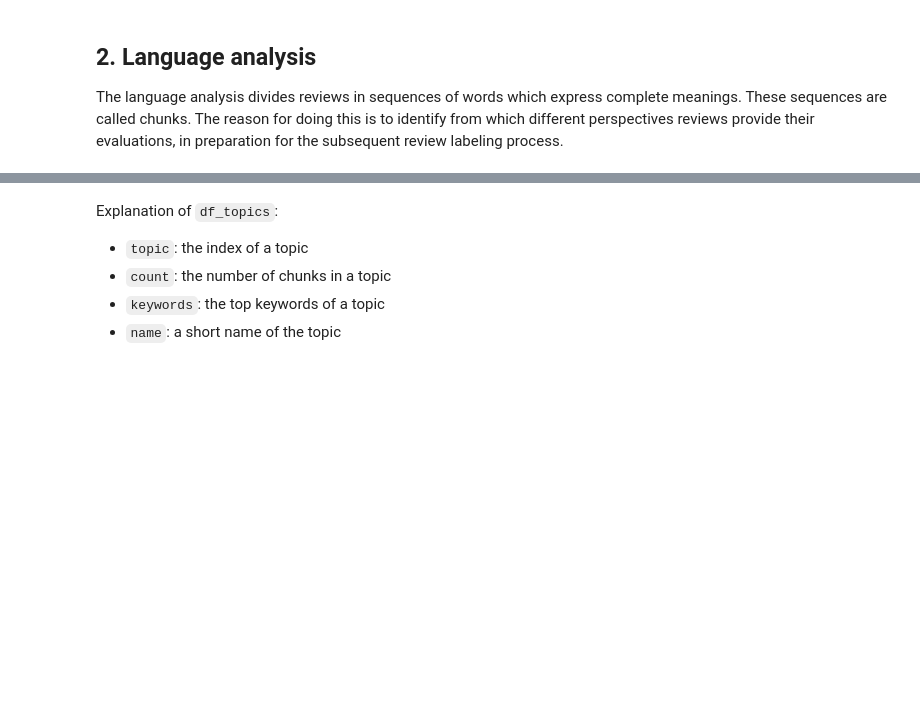
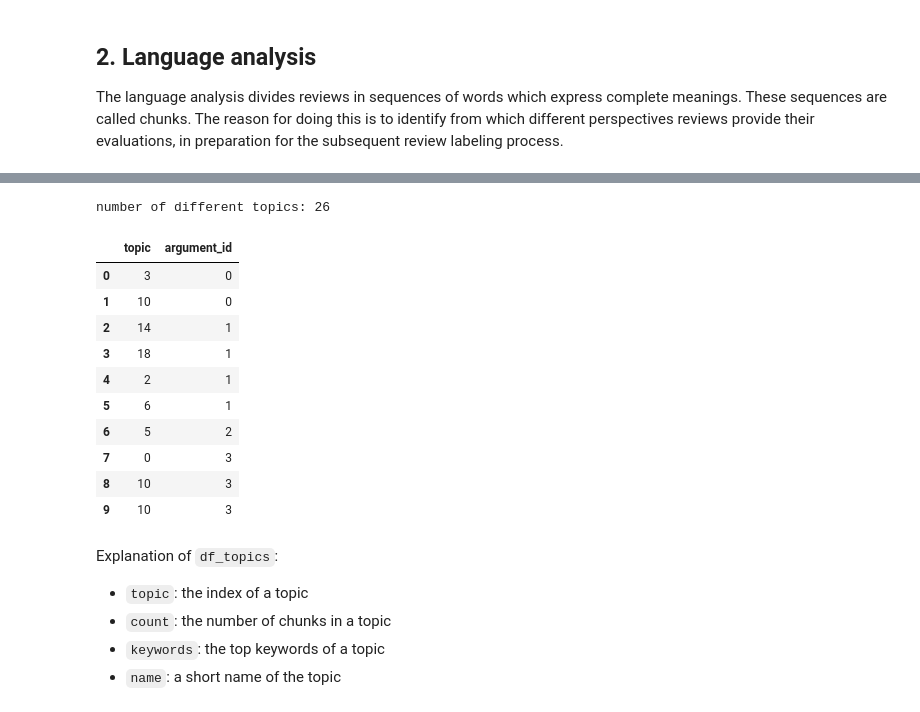
Before and after one commit to eriktks/orange3-argument, a Jupyter notebook: examples/example.ipynb, the cells around one changed output, grey strips where cells are left out. Drawn from its saved outputs; the diff is of its cells as text; code cells hidden in the pictures; blank space fills up the shorter version.

```diff
--- a/examples/example.ipynb
+++ b/examples/example.ipynb
@@ -91,3 +95,21 @@ df_chunks.head()
+# %%
+print(f"number of different topics: {len(set(df_chunks['topic']))}")
+# %% [output]
+number of different topics: 26
+# %%
+df_chunks[['topic', 'argument_id']][:10]
+# %% [output]
+|  | topic | argument_id |
+| 0 | 3 | 0 |
+| 1 | 10 | 0 |
+| 2 | 14 | 1 |
+| 3 | 18 | 1 |
+| 4 | 2 | 1 |
+| 5 | 6 | 1 |
+| 6 | 5 | 2 |
+| 7 | 0 | 3 |
+| 8 | 10 | 3 |
+| 9 | 10 | 3 |
 # %% [markdown]
 Explanation of `df_topics`:
 
```
Also changed, not shown: parts of 16 cells of this notebook.
